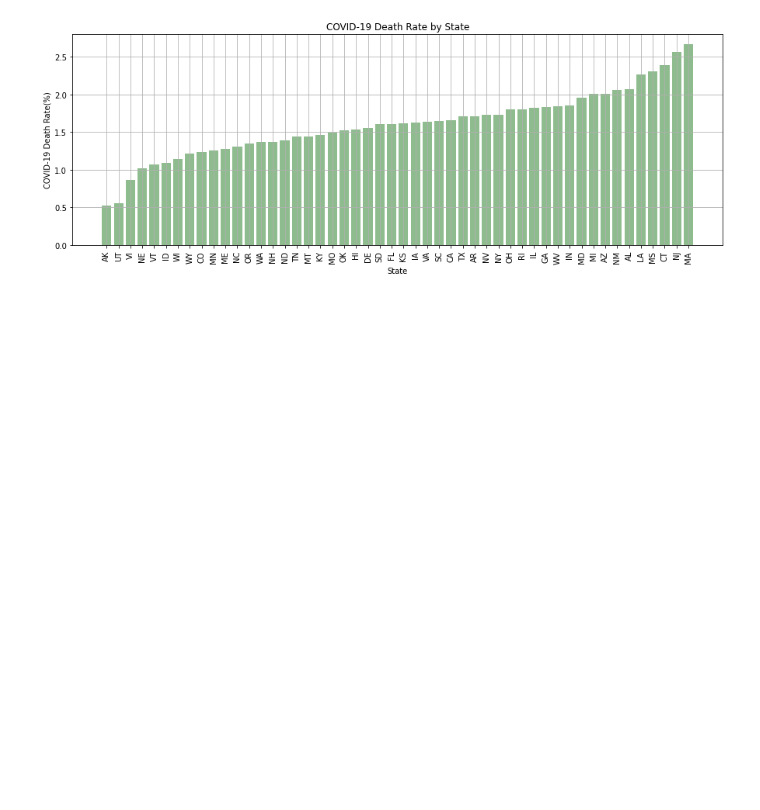
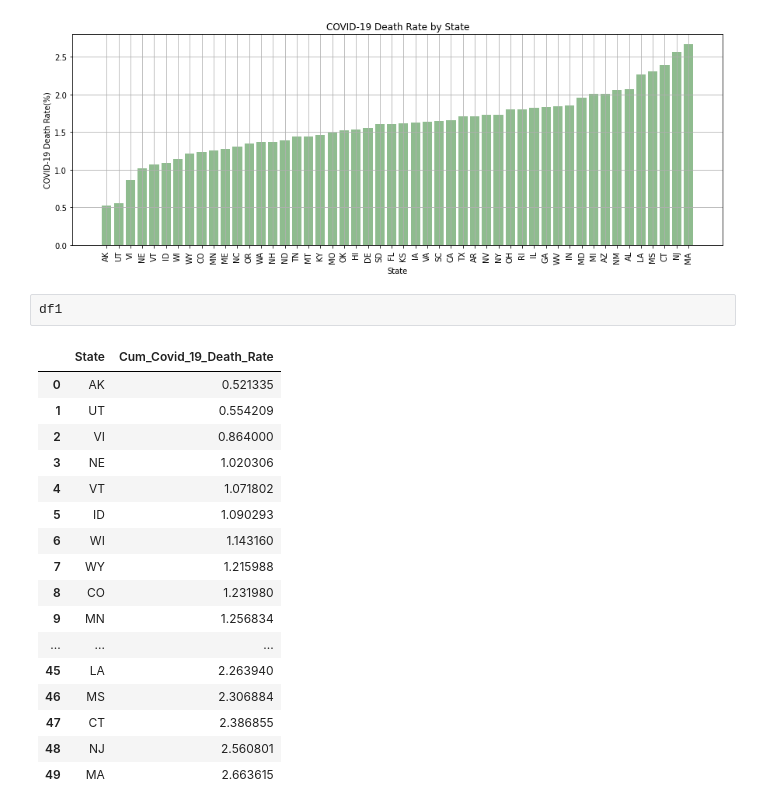
Before and after one commit to jenniecinelli/project_one, a Jupyter notebook: Folder4/jennie cleaning & analysis notebook.ipynb, the cells around one changed output. Cells and saved outputs as stored; diff of their text form; blank space fills up the shorter version.

```diff
--- a/Folder4/jennie cleaning & analysis notebook.ipynb
+++ b/Folder4/jennie cleaning & analysis notebook.ipynb
@@ -637,3 +640,23 @@ plt.xticks(rotation = 90)
 plt.show()
 # %% [output]
 [figure]
+# %%
+df1
+# %% [output]
+|  | State | Cum_Covid_19_Death_Rate |
+| 0 | AK | 0.521335 |
+| 1 | UT | 0.554209 |
+| 2 | VI | 0.864000 |
+| 3 | NE | 1.020306 |
+| 4 | VT | 1.071802 |
+| 5 | ID | 1.090293 |
+| 6 | WI | 1.143160 |
+| 7 | WY | 1.215988 |
+| 8 | CO | 1.231980 |
+| 9 | MN | 1.256834 |
+| ... | ... | ... |
+| 45 | LA | 2.263940 |
+| 46 | MS | 2.306884 |
+| 47 | CT | 2.386855 |
+| 48 | NJ | 2.560801 |
+| 49 | MA | 2.663615 |
```
Also changed, not shown: parts of 6 cells of this notebook, 3 other files.
